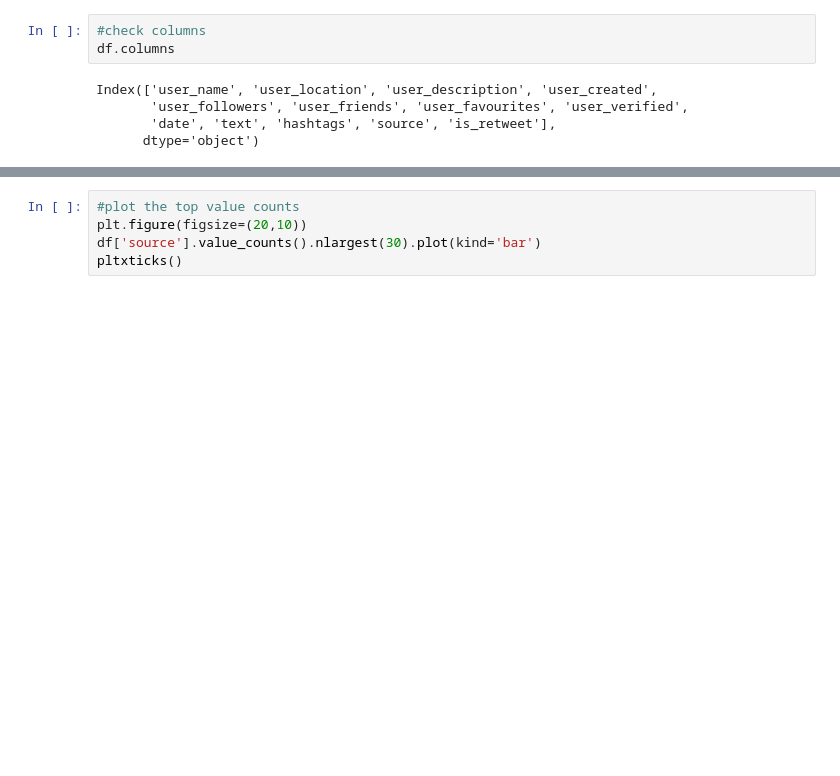
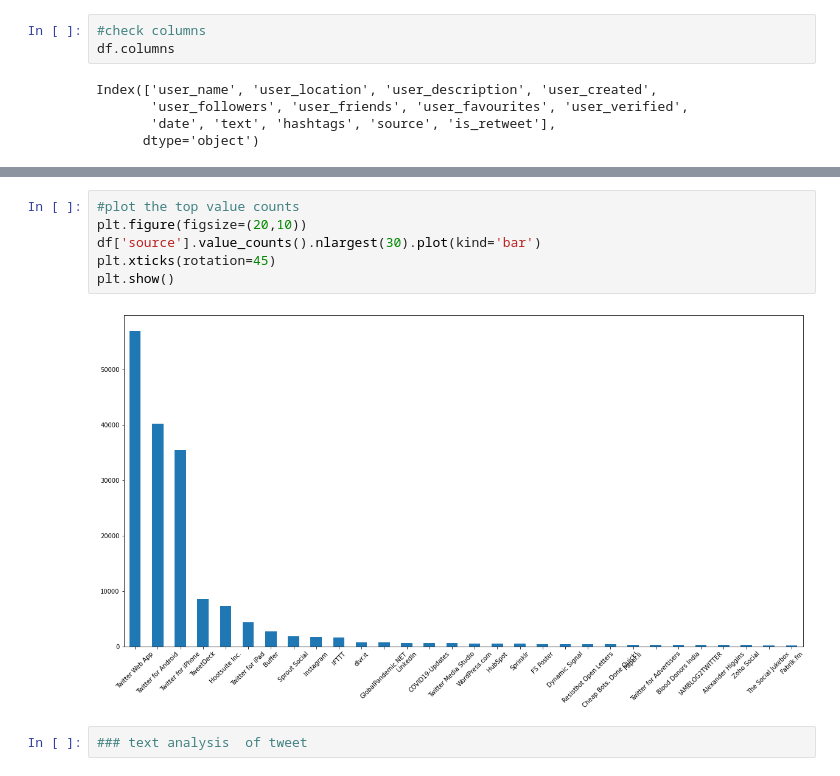
Before and after one commit to Anakha-s/Project-1, a Jupyter notebook: Untitled9.ipynb, the cells around one changed output, grey strips where cells are left out. Cells and saved outputs as stored; diff of their text form; blank space fills up the shorter version.

```diff
--- a/Untitled9.ipynb
+++ b/Untitled9.ipynb
@@ -111,5 +111,10 @@ df['source'].value_counts().nlargest(30).plot(kind='bar')
 # %%
 #plot the top value counts
 plt.figure(figsize=(20,10))
 df['source'].value_counts().nlargest(30).plot(kind='bar')
-pltxticks()
+plt.xticks(rotation=45)
+plt.show()
+# %% [output]
+[figure, added]
+# %%
+### text analysis  of tweet
```
Also changed, not shown: parts of 16 cells of this notebook.
